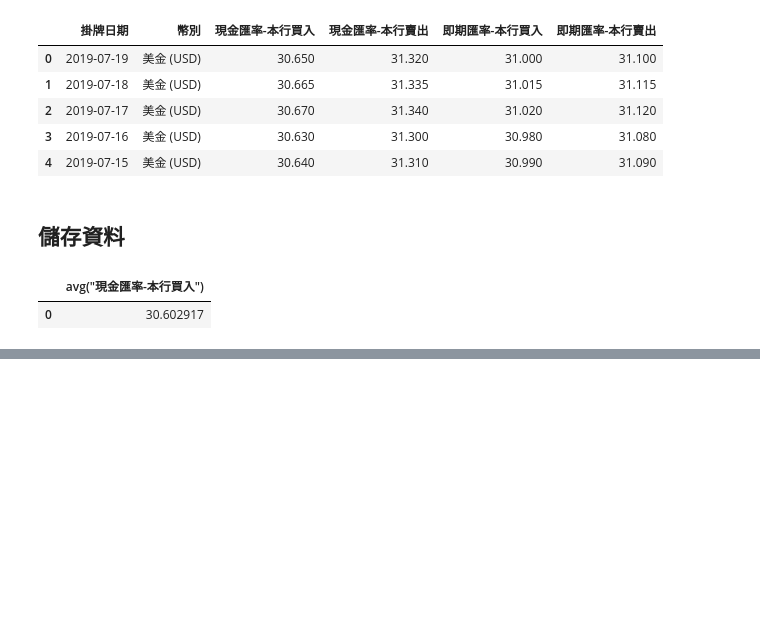
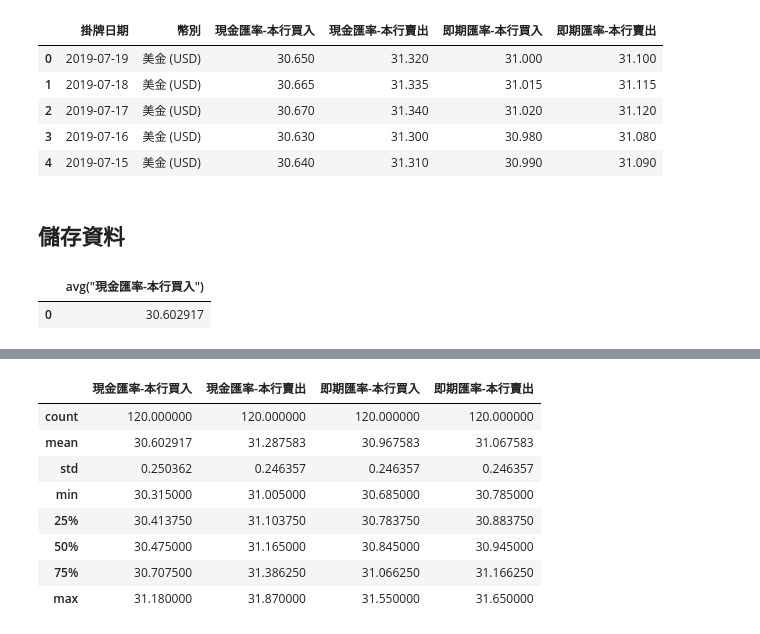
Before and after one commit to ywchiu/digiplus_ds, a Jupyter notebook: Demo20190719.ipynb, the cells around one changed output, grey strips where cells are left out. Cells and saved outputs as stored; diff of their text form; code cells hidden in the pictures; blank space fills up the shorter version.

```diff
--- a/Demo20190719.ipynb
+++ b/Demo20190719.ipynb
@@ -99,0 +116,12 @@ df2
+# %%
+df.describe()
+# %% [output]
+|  | 現金匯率-本行買入 | 現金匯率-本行賣出 | 即期匯率-本行買入 | 即期匯率-本行賣出 |
+| count | 120.000000 | 120.000000 | 120.000000 | 120.000000 |
+| mean | 30.602917 | 31.287583 | 30.967583 | 31.067583 |
+| std | 0.250362 | 0.246357 | 0.246357 | 0.246357 |
+| min | 30.315000 | 31.005000 | 30.685000 | 30.785000 |
+| 25% | 30.413750 | 31.103750 | 30.783750 | 30.883750 |
+| 50% | 30.475000 | 31.165000 | 30.845000 | 30.945000 |
+| 75% | 30.707500 | 31.386250 | 31.066250 | 31.166250 |
+| max | 31.180000 | 31.870000 | 31.550000 | 31.650000 |
```
Also changed, not shown: parts of 21 cells of this notebook.
